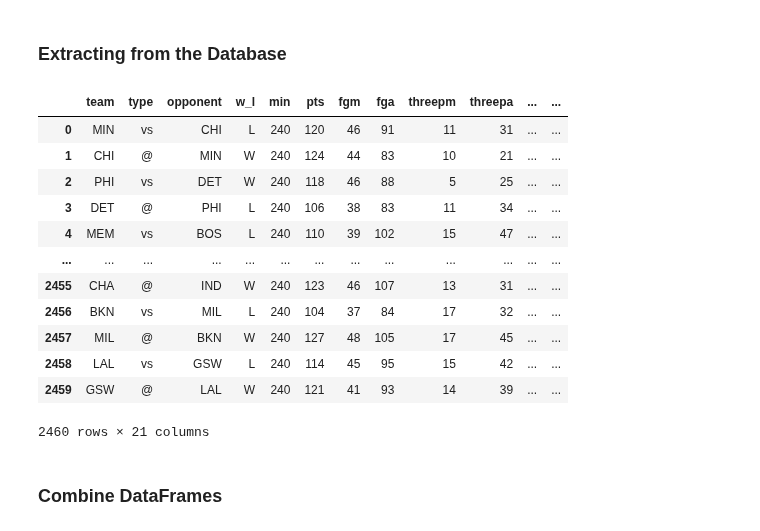
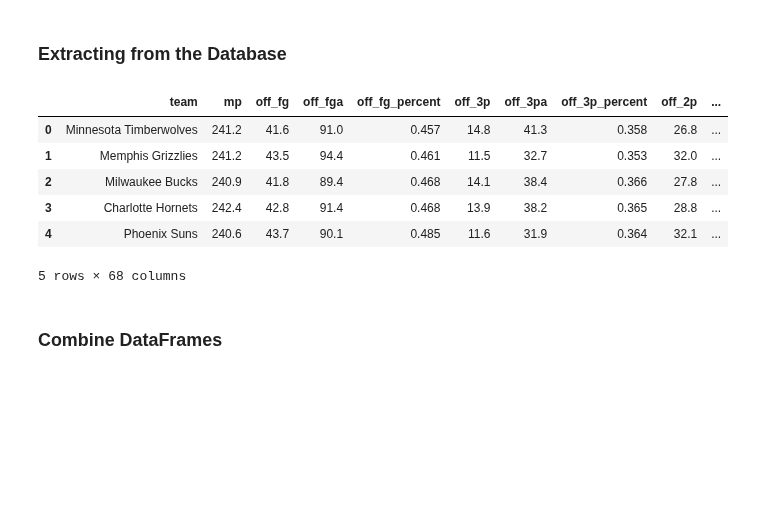
Before and after one commit to emeralddawns/NBA-Prediction-NN, a Jupyter notebook: NBA_Analysis.ipynb, the cells around one changed output. Cells and saved outputs as stored; diff of their text form; code cells hidden in the pictures; blank space fills up the shorter version.

```diff
--- a/NBA_Analysis.ipynb
+++ b/NBA_Analysis.ipynb
@@ -74,25 +76,19 @@ post_season_compiled = pd.read_sql_query('select * from post_season_stats', con=
 
 name_abbv = pd.read_sql_query('select * from teams', con=engine)
 # %%
-# post_season_compiled
-# reg_season_compiled
-nba_df
-# nba_post
-# name_abbv
+# post_season_compiled.head()
+reg_season_compiled.head()
+# nba_df.head()
+# nba_post.head()
+# name_abbv.head()
 # %% [output]
-|  | team | type | opponent | w_l | min | pts | fgm | fga | threepm | threepa | ... | ... |
-| 0 | MIN | vs | CHI | L | 240 | 120 | 46 | 91 | 11 | 31 | ... | ... |
-| 1 | CHI | @ | MIN | W | 240 | 124 | 44 | 83 | 10 | 21 | ... | ... |
-| 2 | PHI | vs | DET | W | 240 | 118 | 46 | 88 | 5 | 25 | ... | ... |
-| 3 | DET | @ | PHI | L | 240 | 106 | 38 | 83 | 11 | 34 | ... | ... |
-| 4 | MEM | vs | BOS | L | 240 | 110 | 39 | 102 | 15 | 47 | ... | ... |
-| ... | ... | ... | ... | ... | ... | ... | ... | ... | ... | ... | ... | ... |
-| 2455 | CHA | @ | IND | W | 240 | 123 | 46 | 107 | 13 | 31 | ... | ... |
-| 2456 | BKN | vs | MIL | L | 240 | 104 | 37 | 84 | 17 | 32 | ... | ... |
-| 2457 | MIL | @ | BKN | W | 240 | 127 | 48 | 105 | 17 | 45 | ... | ... |
-| 2458 | LAL | vs | GSW | L | 240 | 114 | 45 | 95 | 15 | 42 | ... | ... |
-| 2459 | GSW | @ | LAL | W | 240 | 121 | 41 | 93 | 14 | 39 | ... | ... |
+|  | team | mp | off_fg | off_fga | off_fg_percent | off_3p | off_3pa | off_3p_percent | off_2p | ... |
+| 0 | Minnesota Timberwolves | 241.2 | 41.6 | 91.0 | 0.457 | 14.8 | 41.3 | 0.358 | 26.8 | ... |
+| 1 | Memphis Grizzlies | 241.2 | 43.5 | 94.4 | 0.461 | 11.5 | 32.7 | 0.353 | 32.0 | ... |
+| 2 | Milwaukee Bucks | 240.9 | 41.8 | 89.4 | 0.468 | 14.1 | 38.4 | 0.366 | 27.8 | ... |
+| 3 | Charlotte Hornets | 242.4 | 42.8 | 91.4 | 0.468 | 13.9 | 38.2 | 0.365 | 28.8 | ... |
+| 4 | Phoenix Suns | 240.6 | 43.7 | 90.1 | 0.485 | 11.6 | 31.9 | 0.364 | 32.1 | ... |
-2460 rows × 21 columns
+5 rows × 68 columns
 # %% [markdown]
 ### Combine DataFrames
 # %%
```
Also changed, not shown: parts of 21 cells of this notebook, 3 other files.
